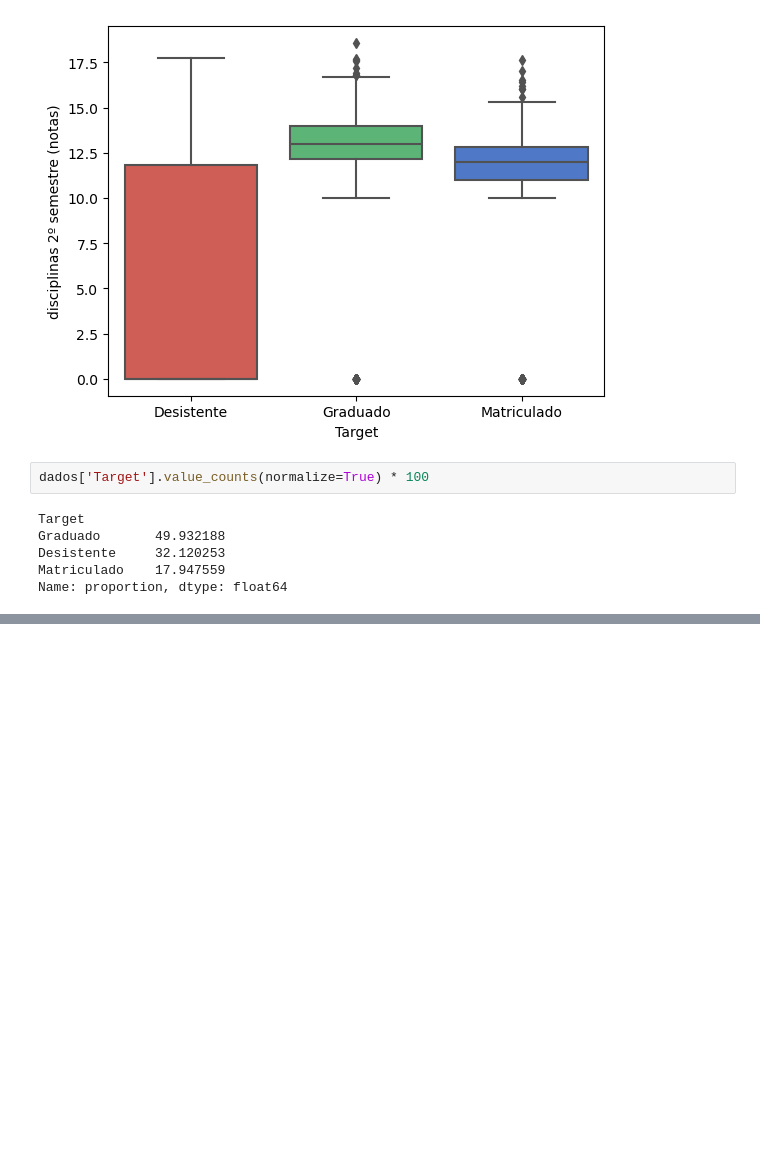
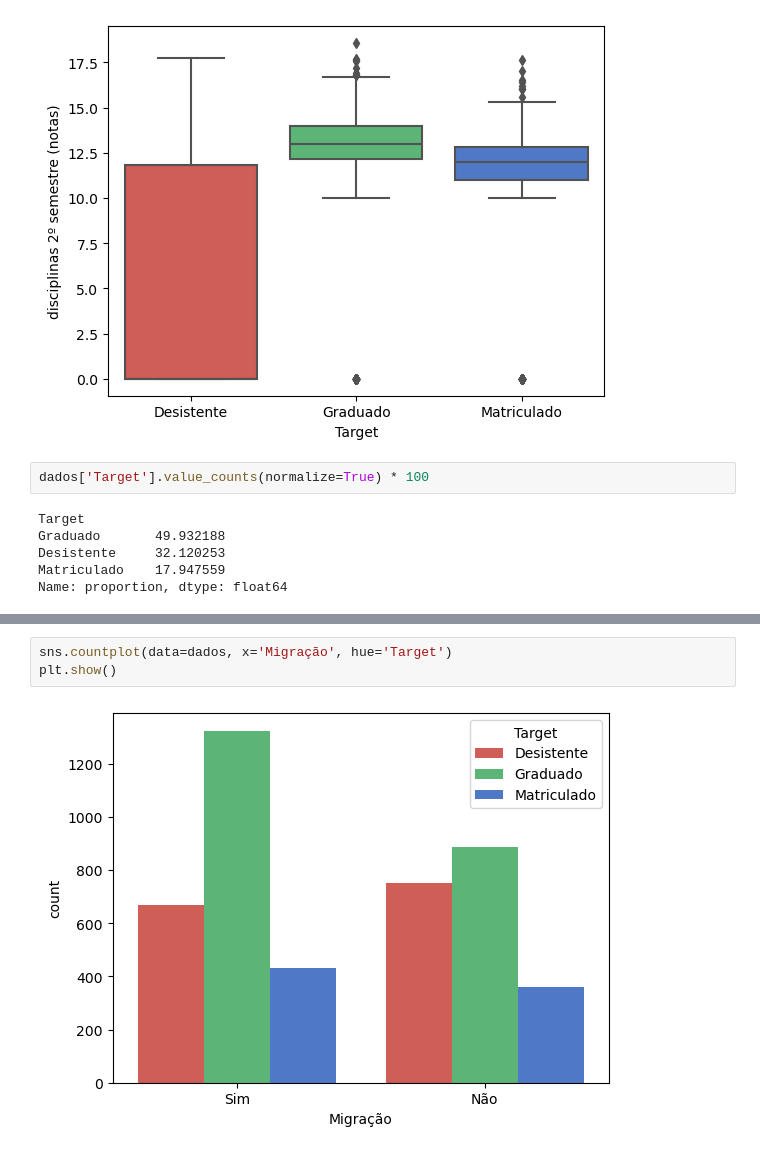
Before and after one commit to CrisNakamura/modelo_prevencao_evasao_estudantil, a Jupyter notebook: projeto.ipynb, the cells around one changed output, grey strips where cells are left out. Drawn from its saved outputs; the diff is of its cells as text; blank space fills up the shorter version.

Commit message:
[feat] EDA - demais dados

```diff
--- a/projeto.ipynb
+++ b/projeto.ipynb
@@ -231,0 +238,5 @@ Name: proportion, dtype: float64
+# %%
+sns.countplot(data=dados, x='Migração', hue='Target')
+plt.show()
+# %% [output]
+[figure, added]
```
Also changed, not shown: parts of 11 cells of this notebook.
